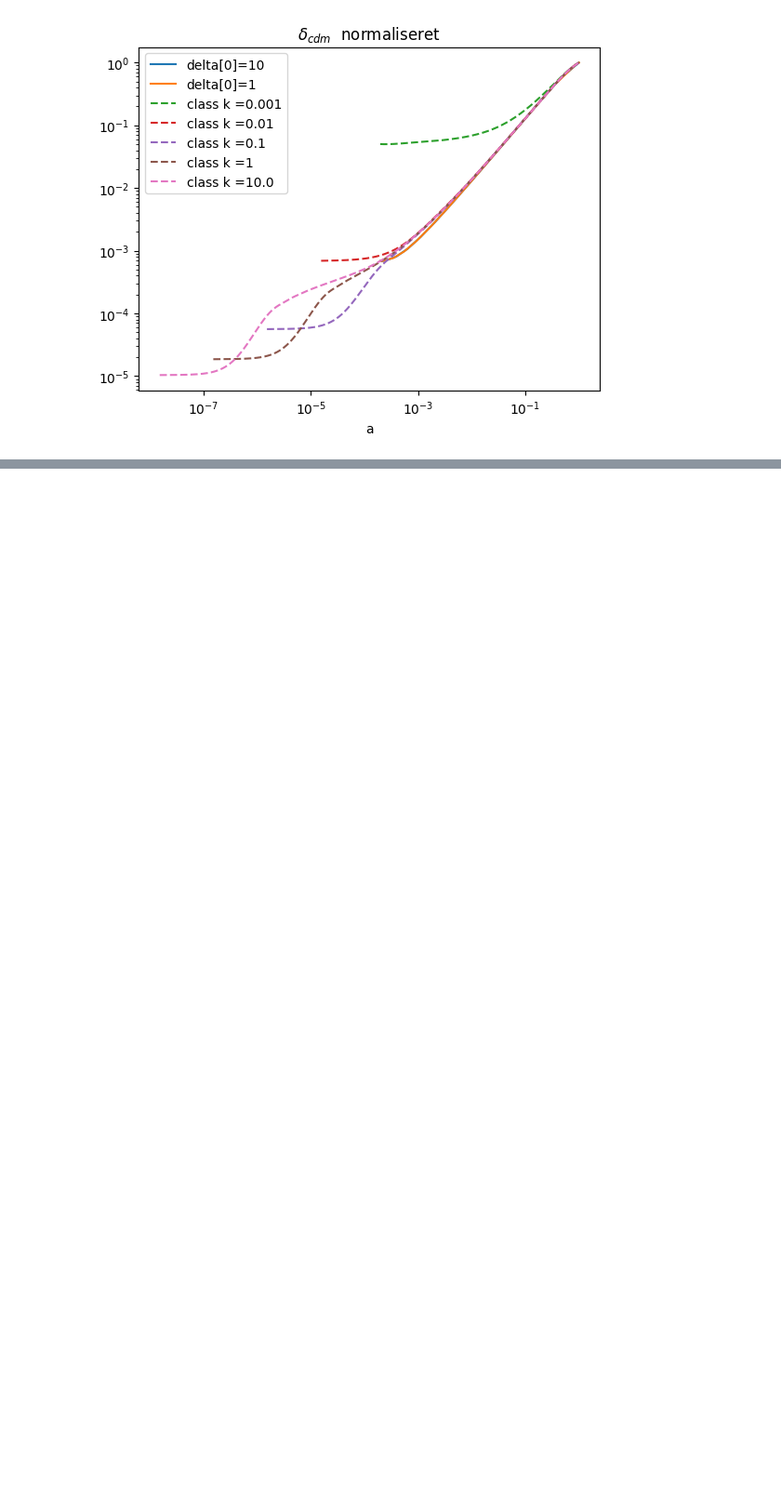
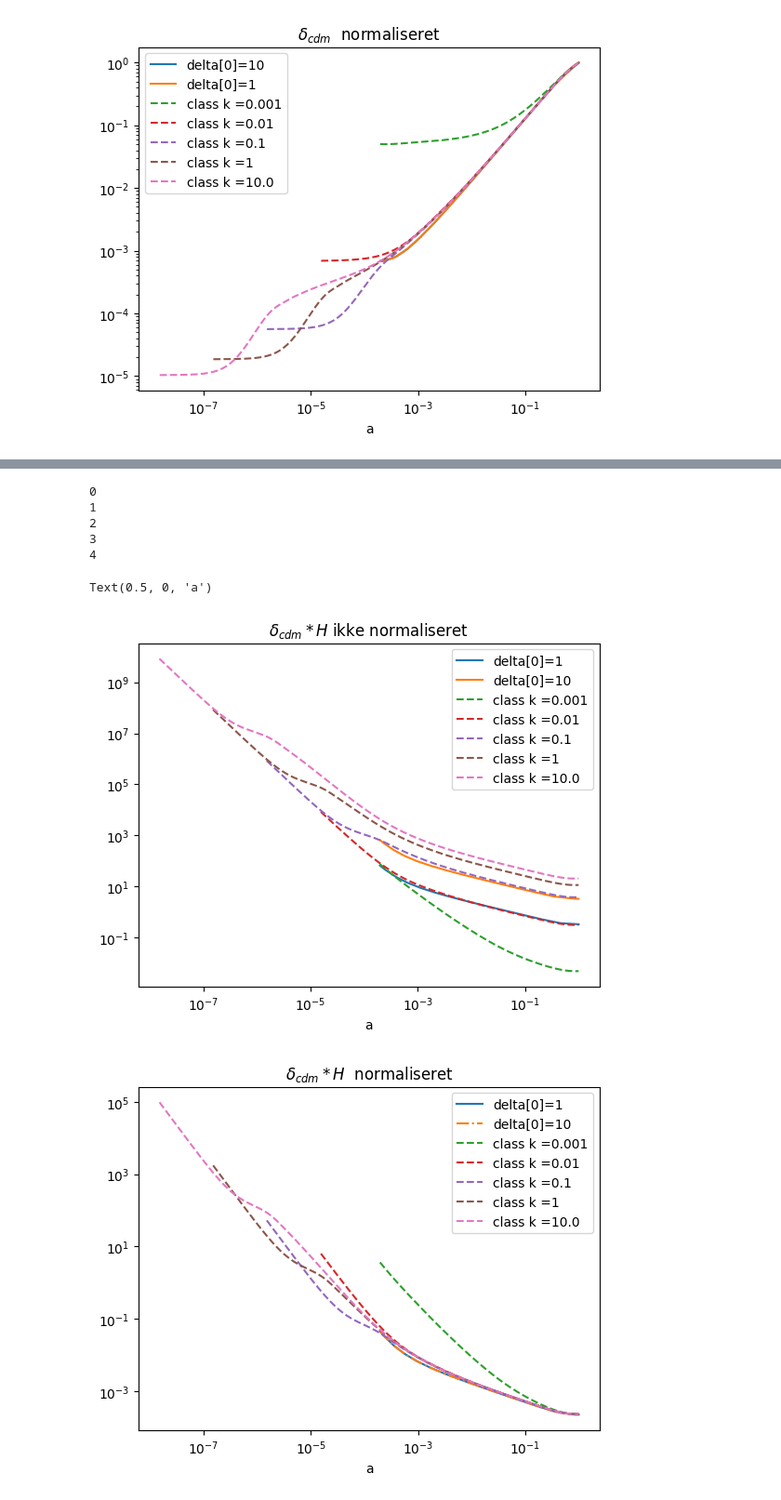
Before and after one commit to eriksteenberg/Power-spectrum-Test, a Jupyter notebook: simulering af cdm uden cs .ipynb, the cells around one changed output, grey strips where cells are left out. Shown at 93% size. Cells and saved outputs as stored; diff of their text form; code cells hidden in the pictures; blank space fills up the shorter version.

```diff
--- a/simulering af cdm uden cs .ipynb
+++ b/simulering af cdm uden cs .ipynb
@@ -236,0 +265,45 @@ Text(0.5, 0, 'a')
+# %%
+
+a2 = sol2.y[0]
+a1 = sol1.y[0]
+plt.loglog(a1,np.abs(sol1.y[1])*H(a1),label="delta[0]=1") #/np.abs(sol.y[1][-1]))
+
+plt.loglog(a2,np.abs(sol2.y[1])*H(a2),label="delta[0]=10") #/np.abs(sol.y[1][-1]))
+plt.title(r"$\delta_{cdm}*H$ ikke normaliseret")
+plt.xlabel("a")
+z =  1/pts[0]["a"] - 1
+Hz = np.zeros(len(z))
+Mega_Hz = []
+for k_index,k in enumerate(kvec):
+    print(k_index)
+    Mega_Hz.append(np.zeros(len(pts[k_index]["delta_cdm"])))
+    z = 1/pts[k_index]["a"] - 1
+    for i,z_value in  enumerate(z):
+        Mega_Hz[k_index][i] = cosmo.Hubble(z_value)
+
+#Hz = np.array(Mega_Hz)
+Hz = Mega_Hz
+for i,k in enumerate(kvec):
+    plt.plot(pts[i]["a"],-np.array(pts[i]["delta_cdm"])* Hz[i],"--",label="class k ="+str(kvec[i]))
+plt.legend()
+
+plt.figure(2)
+
+plt.loglog(a2,np.abs(sol2.y[1])/np.abs(sol2.y[1])[-1]*H(a2),label="delta[0]=1") #/np.abs(sol.y[1][-1]))
+plt.loglog(a1,np.abs(sol1.y[1])/np.abs(sol1.y[1])[-1]*H(a1),"-.",label="delta[0]=10") #/np.abs(sol.y[1][-1]))
+
+plt.title(r"$\delta_{cdm}*H$  normaliseret")
+for i,k in enumerate(kvec):
+    #pass
+    plt.plot(pts[i]["a"],pts[i]["delta_cdm"]/pts[i]["delta_cdm"][-1]* Hz[i],"--",label="class k ="+str(kvec[i]))
+plt.legend()
+plt.xlabel("a")
+# %% [output]
+0
+1
+2
+3
+4
+Text(0.5, 0, 'a')
+[figure, added]
+[figure, added]
```
Also changed, not shown: parts of 2 cells of this notebook.
